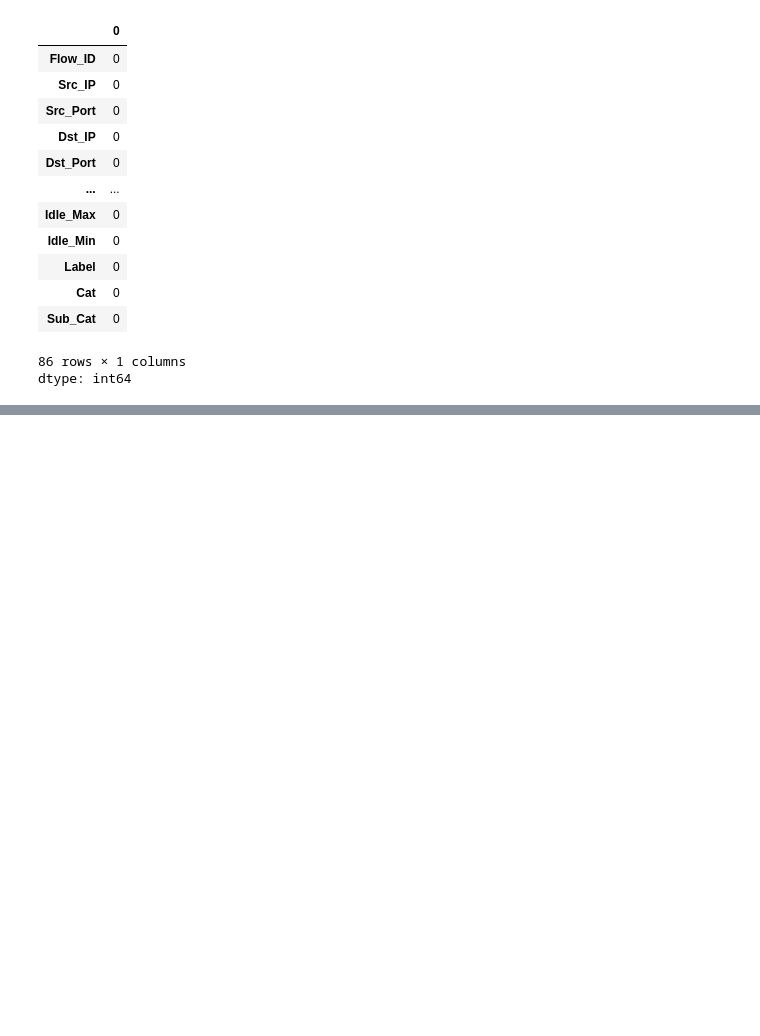
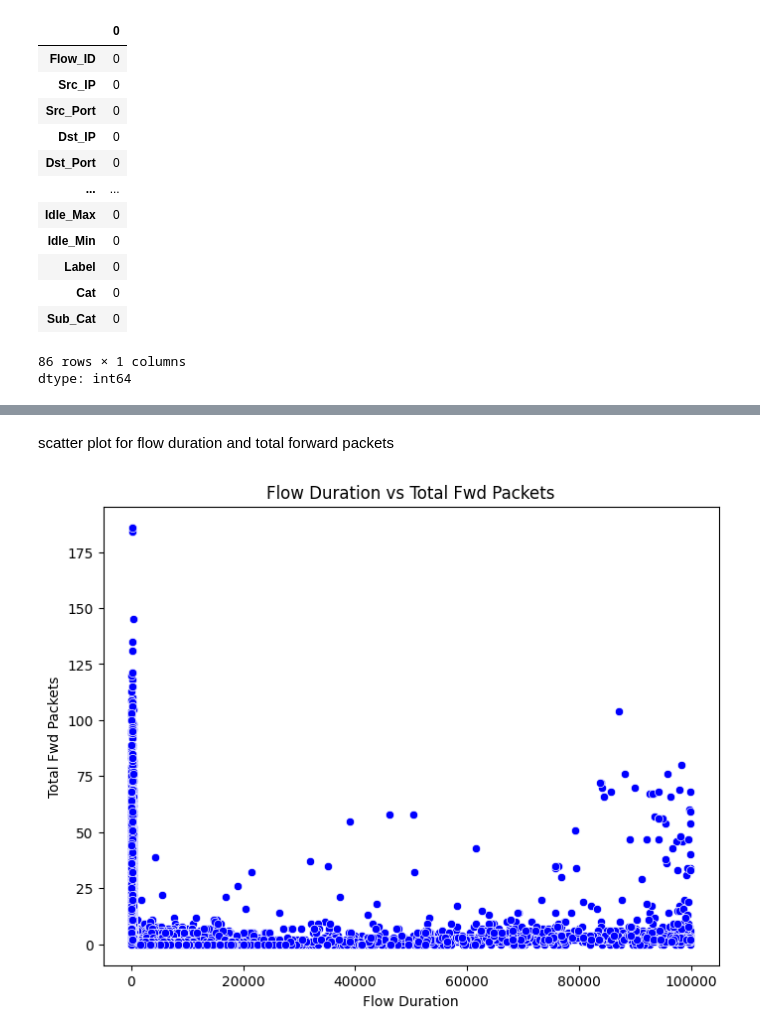
Before and after one commit to nonyeashley/Network-Intrusion-Detection-Using-Ensemble-Method-, a Jupyter notebook: Network_Intrusion.ipynb, the cells around one changed output, grey strips where cells are left out. Drawn from its saved outputs; the diff is of its cells as text; code cells hidden in the pictures; blank space fills up the shorter version.

```diff
--- a/Network_Intrusion.ipynb
+++ b/Network_Intrusion.ipynb
@@ -80,0 +119,11 @@ df.shape
+# %% [markdown]
+ scatter plot for flow duration and total forward packets
+# %%
+plt.figure(figsize=(8,6))
+sns.scatterplot(x='Flow_Duration',y='Tot_Fwd_Pkts',data=df,color='blue')
+plt.title('Flow Duration vs Total Fwd Packets')
+plt.xlabel('Flow Duration')
+plt.ylabel('Total Fwd Packets')
+plt.show()
+# %% [output]
+[figure, added]
```
Also changed, not shown: parts of 26 cells of this notebook.
